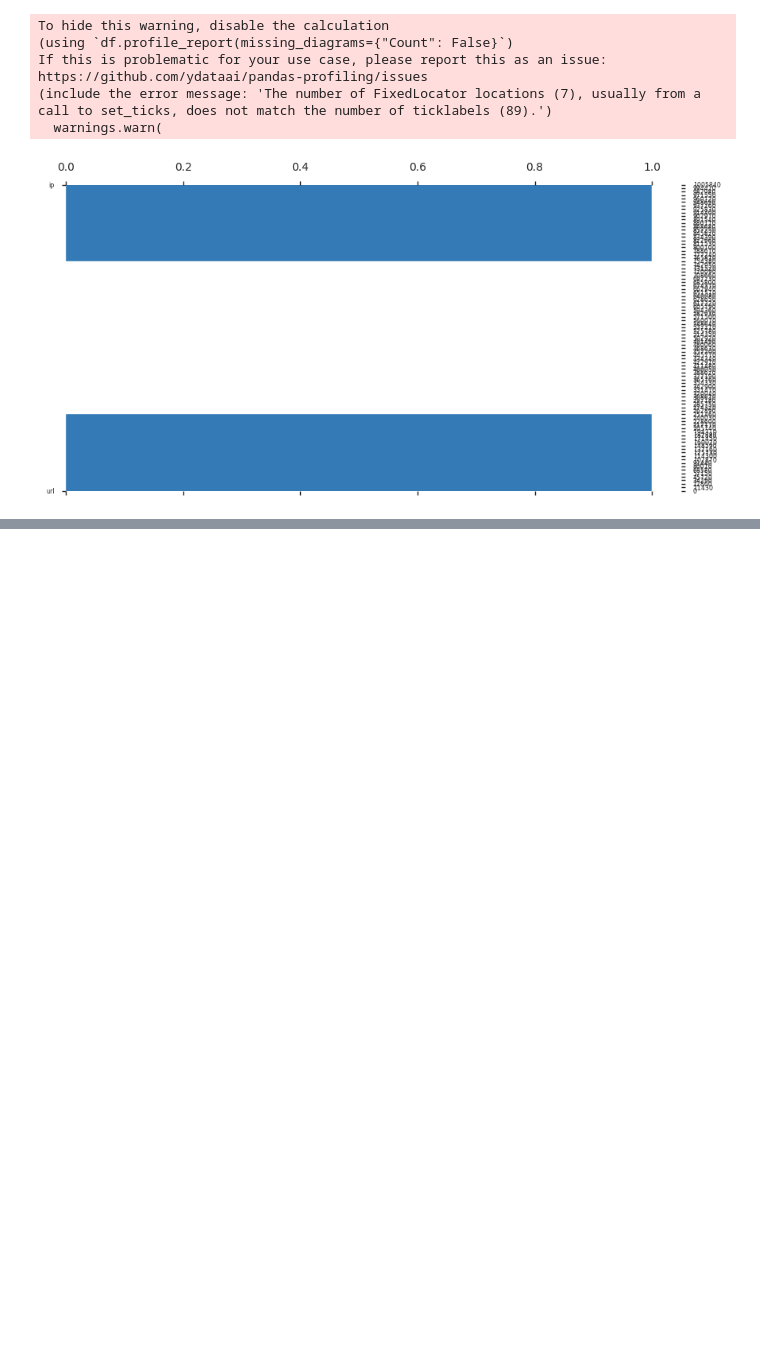
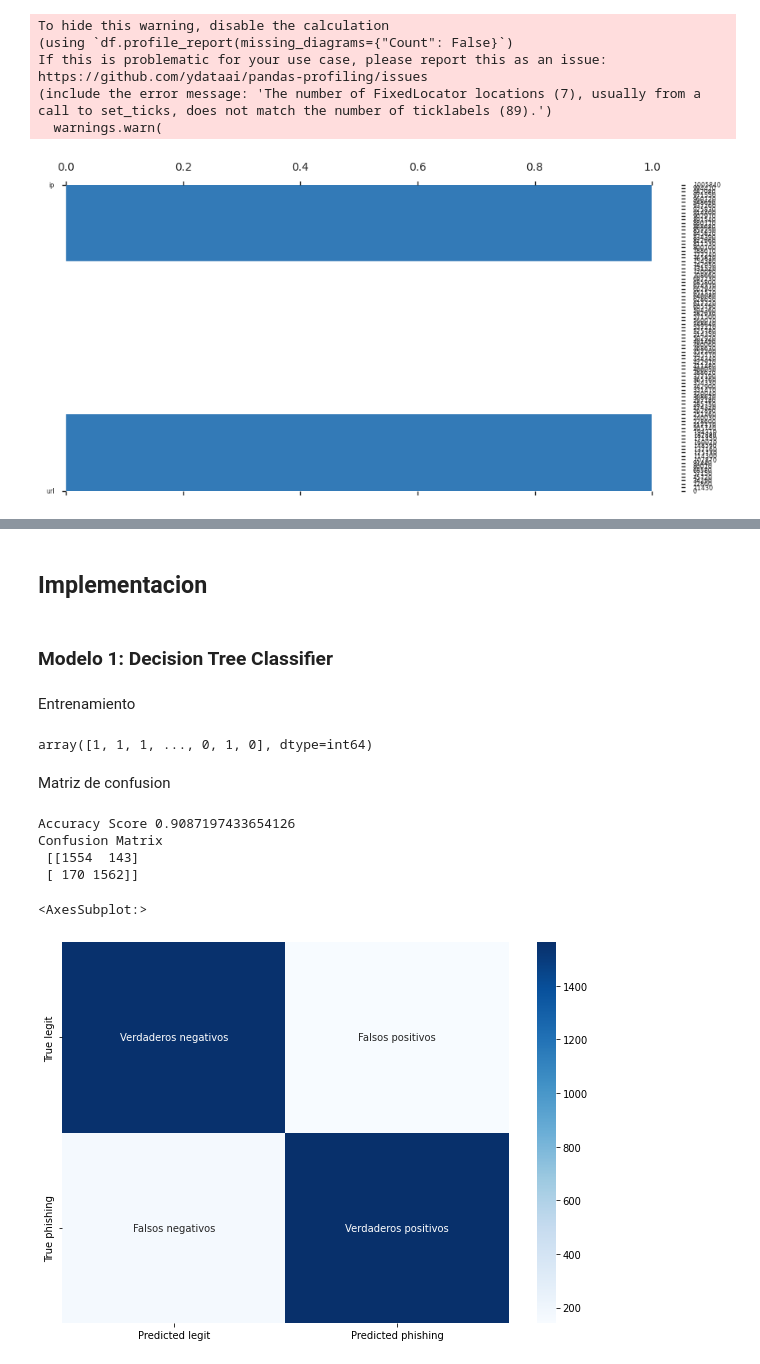
Before and after one commit to jurhs2000/security-data-science-lab1, a Jupyter notebook: lab1.ipynb, the cells around one changed output, grey strips where cells are left out. Saved outputs shown, nothing was run; the diff lists cells and outputs as text; code cells hidden in the pictures; blank space fills up the shorter version.

Commit message:
feat: modelo 1, parte de discusion

```diff
--- a/lab1.ipynb
+++ b/lab1.ipynb
@@ -188,0 +286,4 @@ Las columnas que son constantes, o que no tienen una varianza alta con la column
+# %%
+# keep the features
+data = data[['safe_anchor', 'domain_in_title', 'google_index', 'page_rank', 'status']]
+data.head()
@@ -188,0 +305,48 @@ Las columnas que son constantes, o que no tienen una varianza alta con la column
+# %%
+# train 55%, validation 15%, test 30%
+train, test = train_test_split(data, test_size=0.3, random_state=42)
+train, val = train_test_split(train, test_size=0.15, random_state=42)
+# save each dataset as csv
+train.to_csv('train.csv', index=False)
+val.to_csv('val.csv', index=False)
+test.to_csv('test.csv', index=False)
+# %%
+target_train = train['status']
+feature_matrix_train = train.drop('status', axis=1)
+target_test = test['status']
+feature_matrix_test = test.drop('status', axis=1)
+# %% [markdown]
+## Implementacion
+# %% [markdown]
+### Modelo 1: Decision Tree Classifier
+# %% [markdown]
+Entrenamiento
+# %%
+clf = tree.DecisionTreeClassifier()  # clf means classifier
+clf = clf.fit(feature_matrix_train, target_train)
+
+# Make the prediction
+target_pred = clf.predict(feature_matrix_test)
+target_pred
+# %% [output]
+array([1, 1, 1, ..., 0, 1, 0], dtype=int64)
+# %% [markdown]
+Matriz de confusion
+# %%
+import seaborn as sns
+labels = ["Verdaderos negativos","Falsos positivos","Falsos negativos","Verdaderos positivos"]
+labels = np.asarray(labels).reshape(2,2)
+c_matrix = metrics.confusion_matrix(target_test, target_pred)
+df_cm = pd.DataFrame(c_matrix, index = ['True legit','True phishing'],
+                    columns = ['Predicted legit','Predicted phishing'])
+print('Accuracy Score', metrics.accuracy_score(target_test, target_pred))
+print('Confusion Matrix\n', metrics.confusion_matrix(target_test, target_pred))
+plt.figure(figsize = (10,7))
+sns.heatmap(df_cm, annot=labels, fmt="", cmap='Blues')
+# %% [output]
+Accuracy Score 0.9087197433654126
+Confusion Matrix
+ [[1554  143]
+ [ 170 1562]]
+<AxesSubplot:>
+[figure, added]
```
Also changed, not shown: parts of 23 cells of this notebook, 4 other files.
